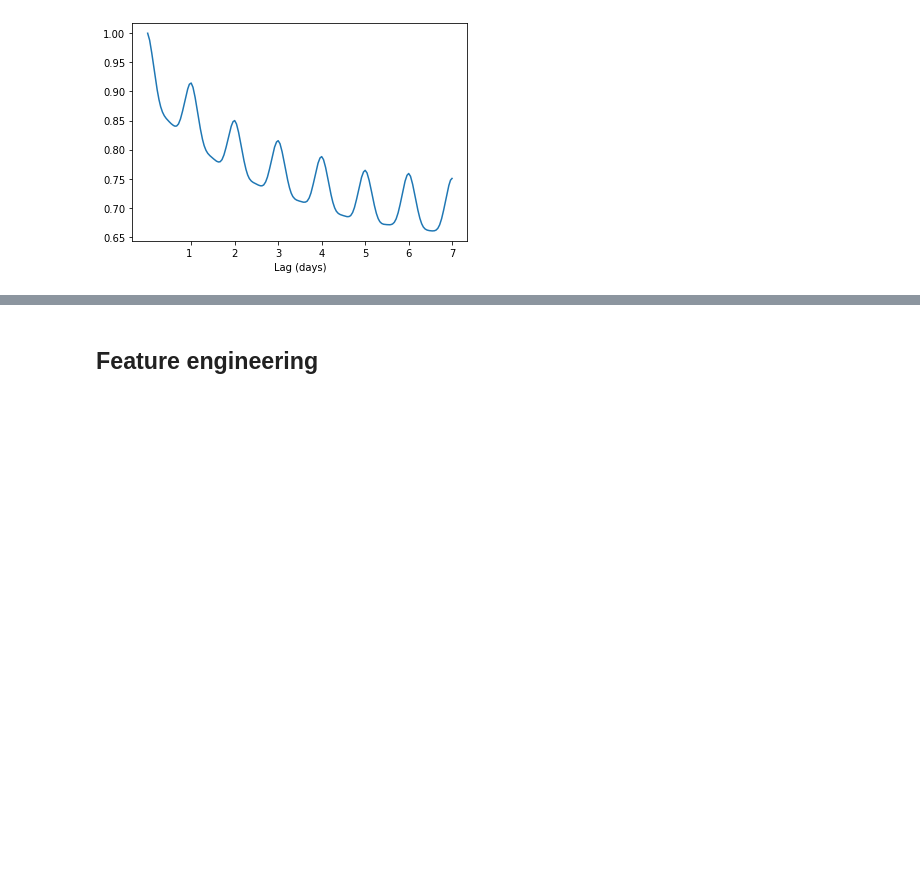
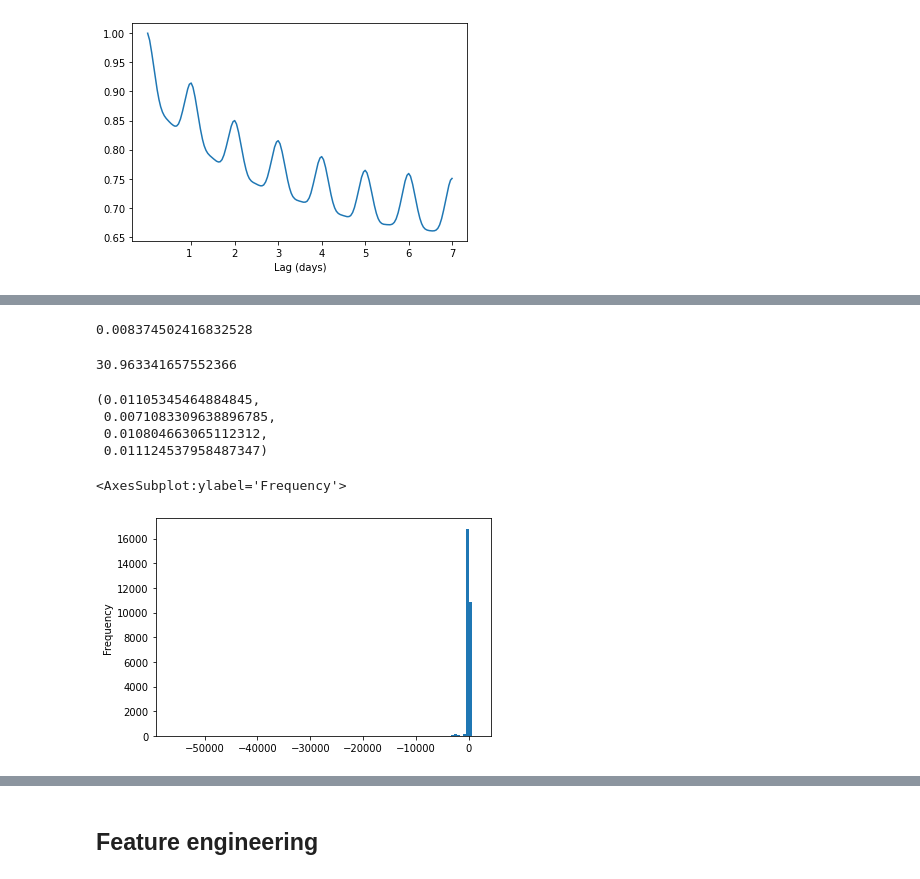
Before and after one commit to Kohmann/DL-power-imbalance-forecasting, a Jupyter notebook: data_exploration.ipynb, the cells around one changed output, grey strips where cells are left out. Cells and saved outputs as stored; diff of their text form; code cells hidden in the pictures; blank space fills up the shorter version.

```diff
--- a/data_exploration.ipynb
+++ b/data_exploration.ipynb
@@ -117,0 +159,35 @@ Text(0.5, 0, 'Lag (days)')
+# %%
+y_train_mean = df.y.mean()
+y_validation_mean = df_validation.y.mean()
+y_train_std = df.y.std()
+y_validation_std = df_validation.y.std()
+
+y_validation_cleaned_mean = df_validation_copy.y.mean()
+y_validation_cleaned_std = df_validation_copy.y.std()
+
+# TRAIN DATA
+## How the different means and std's affect the data cleaning.
+df.y[np.abs(df.y.values) >  y_train_mean      + 4*y_train_std].count() / df.shape[0]
+# %% [output]
+0.008374502416832528
+# %%
+df_validation.y.median()
+# %% [output]
+30.963341657552366
+# %%
+# VALIDATION DATA
+## How the different means and std's affect the data cleaning. Think I will use y_train_mean and y_train_std to clean the validation set
+df_validation.y[np.abs(df_validation.y.values) >  y_train_mean      + 2.4*y_train_std].count() / df_validation.shape[0], \
+df_validation.y[np.abs(df_validation.y.values) >  y_validation_mean + 3*y_validation_std].count() / df_validation.shape[0], \
+df_validation.y[np.abs(df_validation.y.values) >  y_validation_cleaned_mean + 10*y_validation_cleaned_std].count() / df_validation.shape[0], \
+df_validation.y[np.abs(df_validation.y.values) >  df_validation.y.median() + 4*df_validation.y.mad()].count() / df_validation.shape[0]
+# %% [output]
+(0.01105345464884845,
+ 0.0071083309638896785,
+ 0.010804663065112312,
+ 0.011124537958487347)
+# %%
+df_validation.y.plot(kind="hist", bins=100)
+# %% [output]
+<AxesSubplot:ylabel='Frequency'>
+[figure, added]
```
Also changed, not shown: parts of 73 cells of this notebook, 2 other files.
